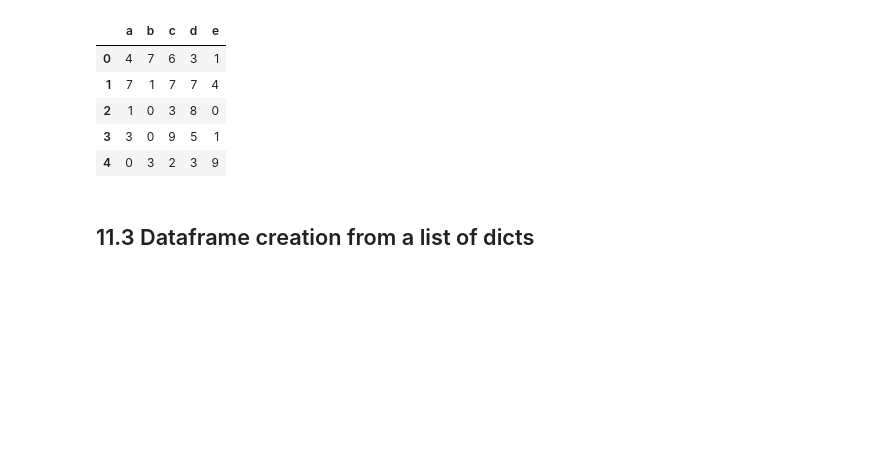
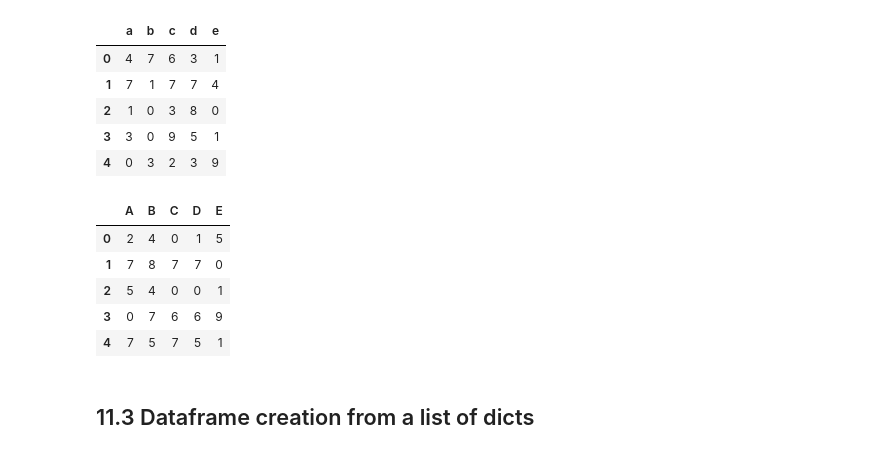
Before and after one commit to elinanessar/Week1-Introduction_to_Python, a Jupyter notebook: Copy_of_Introduction_to_Python.ipynb, the cells around one changed output. Saved outputs shown, nothing was run; the diff lists cells and outputs as text; code cells hidden in the pictures; blank space fills up the shorter version.

```diff
--- a/Copy_of_Introduction_to_Python.ipynb
+++ b/Copy_of_Introduction_to_Python.ipynb
@@ -1137,6 +1456,23 @@ df2
 | 2 | 1 | 0 | 3 | 8 | 0 |
 | 3 | 3 | 0 | 9 | 5 | 1 |
 | 4 | 0 | 3 | 2 | 3 | 9 |
+# %%
+import pandas as pd
+import numpy as np
+
+#DataFrame with random integers between 0 and 9
+data = np.random.randint(low=0, high=10, size=(5, 5))
+columns = ['A', 'B', 'C', 'D', 'E']
+df = pd.DataFrame(data, columns=columns)
+
+df
+# %% [output]
+|  | A | B | C | D | E |
+| 0 | 2 | 4 | 0 | 1 | 5 |
+| 1 | 7 | 8 | 7 | 7 | 0 |
+| 2 | 5 | 4 | 0 | 0 | 1 |
+| 3 | 0 | 7 | 6 | 6 | 9 |
+| 4 | 7 | 5 | 7 | 5 | 1 |
 # %% [markdown]
 ## 11.3 Dataframe creation from a list of dicts
 # %%
```
Also changed, not shown: parts of 34 cells of this notebook.
